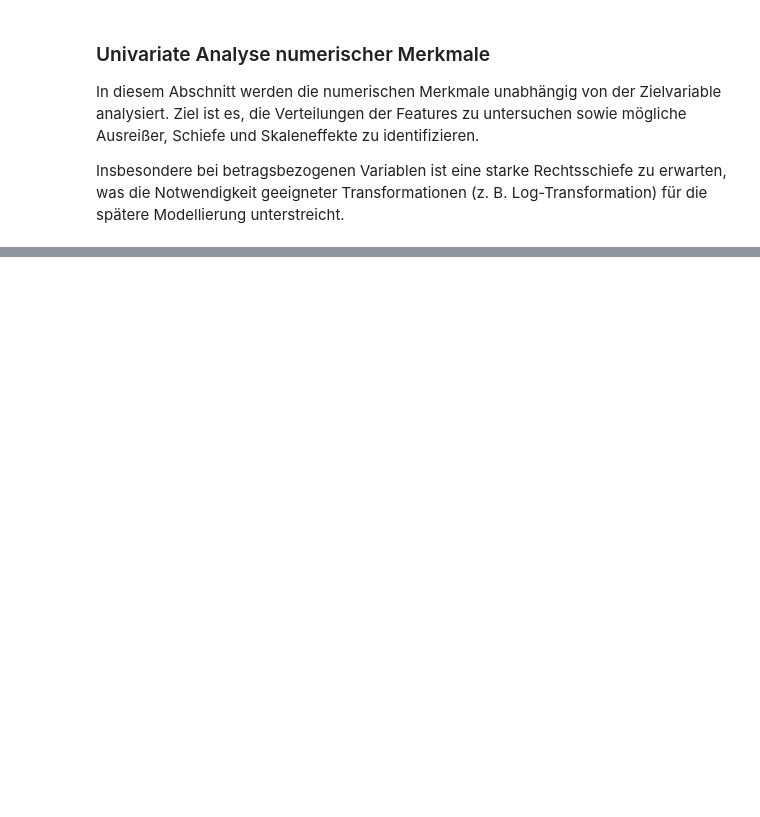
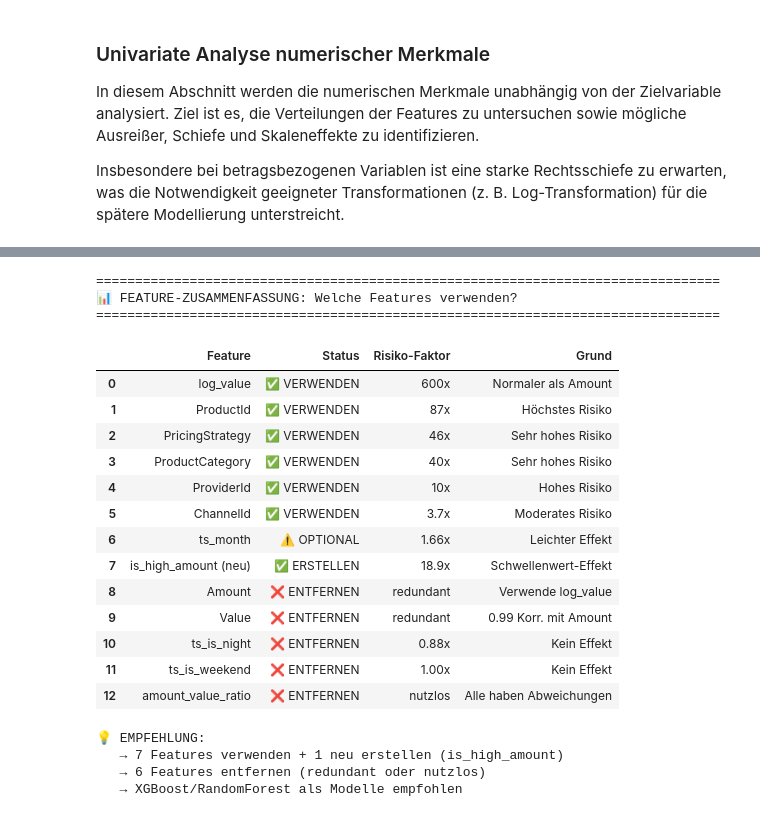
Before and after one commit to dorypat/KI-Fraud-Detection, a Jupyter notebook: notebooks/03_eda.ipynb, the cells around one changed output, grey strips where cells are left out. Cells and saved outputs as stored; diff of their text form; code cells hidden in the pictures; blank space fills up the shorter version.

```diff
--- a/notebooks/03_eda.ipynb
+++ b/notebooks/03_eda.ipynb
@@ -232,0 +1261,57 @@ for num_col in numerische_spalten:
+# %%
+# ===== FEATURE-ZUSAMMENFASSUNG FÜR MODELLIERUNG =====
+print("="*80)
+print("📊 FEATURE-ZUSAMMENFASSUNG: Welche Features verwenden?")
+print("="*80)
+
+feature_summary = pd.DataFrame({
+    'Feature': [
+        'log_value', 'ProductId', 'PricingStrategy', 'ProductCategory', 'ProviderId',
+        'ChannelId', 'ts_month', 'is_high_amount (neu)',
+        'Amount', 'Value', 'ts_is_night', 'ts_is_weekend', 'amount_value_ratio'
+    ],
+    'Status': [
+        '✅ VERWENDEN', '✅ VERWENDEN', '✅ VERWENDEN', '✅ VERWENDEN', '✅ VERWENDEN',
+        '✅ VERWENDEN', '⚠️  OPTIONAL', '✅ ERSTELLEN',
+        '❌ ENTFERNEN', '❌ ENTFERNEN', '❌ ENTFERNEN', '❌ ENTFERNEN', '❌ ENTFERNEN'
+    ],
+    'Risiko-Faktor': [
+        '600x', '87x', '46x', '40x', '10x',
+        '3.7x', '1.66x', '18.9x',
+        'redundant', 'redundant', '0.88x', '1.00x', 'nutzlos'
+    ],
+    'Grund': [
+        'Normaler als Amount', 'Höchstes Risiko', 'Sehr hohes Risiko', 'Sehr hohes Risiko', 'Hohes Risiko',
+        'Moderates Risiko', 'Leichter Effekt', 'Schwellenwert-Effekt',
+        'Verwende log_value', '0.99 Korr. mit Amount', 'Kein Effekt', 'Kein Effekt', 'Alle haben Abweichungen'
+    ]
+})
+
+display(feature_summary)
+
+print("\n💡 EMPFEHLUNG:")
+print("   → 7 Features verwenden + 1 neu erstellen (is_high_amount)")
+print("   → 6 Features entfernen (redundant oder nutzlos)")
+print("   → XGBoost/RandomForest als Modelle empfohlen")
+# %% [output]
+================================================================================
+📊 FEATURE-ZUSAMMENFASSUNG: Welche Features verwenden?
+================================================================================
+|  | Feature | Status | Risiko-Faktor | Grund |
+| 0 | log_value | ✅ VERWENDEN | 600x | Normaler als Amount |
+| 1 | ProductId | ✅ VERWENDEN | 87x | Höchstes Risiko |
+| 2 | PricingStrategy | ✅ VERWENDEN | 46x | Sehr hohes Risiko |
+| 3 | ProductCategory | ✅ VERWENDEN | 40x | Sehr hohes Risiko |
+| 4 | ProviderId | ✅ VERWENDEN | 10x | Hohes Risiko |
+| 5 | ChannelId | ✅ VERWENDEN | 3.7x | Moderates Risiko |
+| 6 | ts_month | ⚠️ OPTIONAL | 1.66x | Leichter Effekt |
+| 7 | is_high_amount (neu) | ✅ ERSTELLEN | 18.9x | Schwellenwert-Effekt |
+| 8 | Amount | ❌ ENTFERNEN | redundant | Verwende log_value |
+| 9 | Value | ❌ ENTFERNEN | redundant | 0.99 Korr. mit Amount |
+| 10 | ts_is_night | ❌ ENTFERNEN | 0.88x | Kein Effekt |
+| 11 | ts_is_weekend | ❌ ENTFERNEN | 1.00x | Kein Effekt |
+| 12 | amount_value_ratio | ❌ ENTFERNEN | nutzlos | Alle haben Abweichungen |
+💡 EMPFEHLUNG:
+   → 7 Features verwenden + 1 neu erstellen (is_high_amount)
+   → 6 Features entfernen (redundant oder nutzlos)
+   → XGBoost/RandomForest als Modelle empfohlen
```
Also changed, not shown: parts of 29 cells of this notebook.
